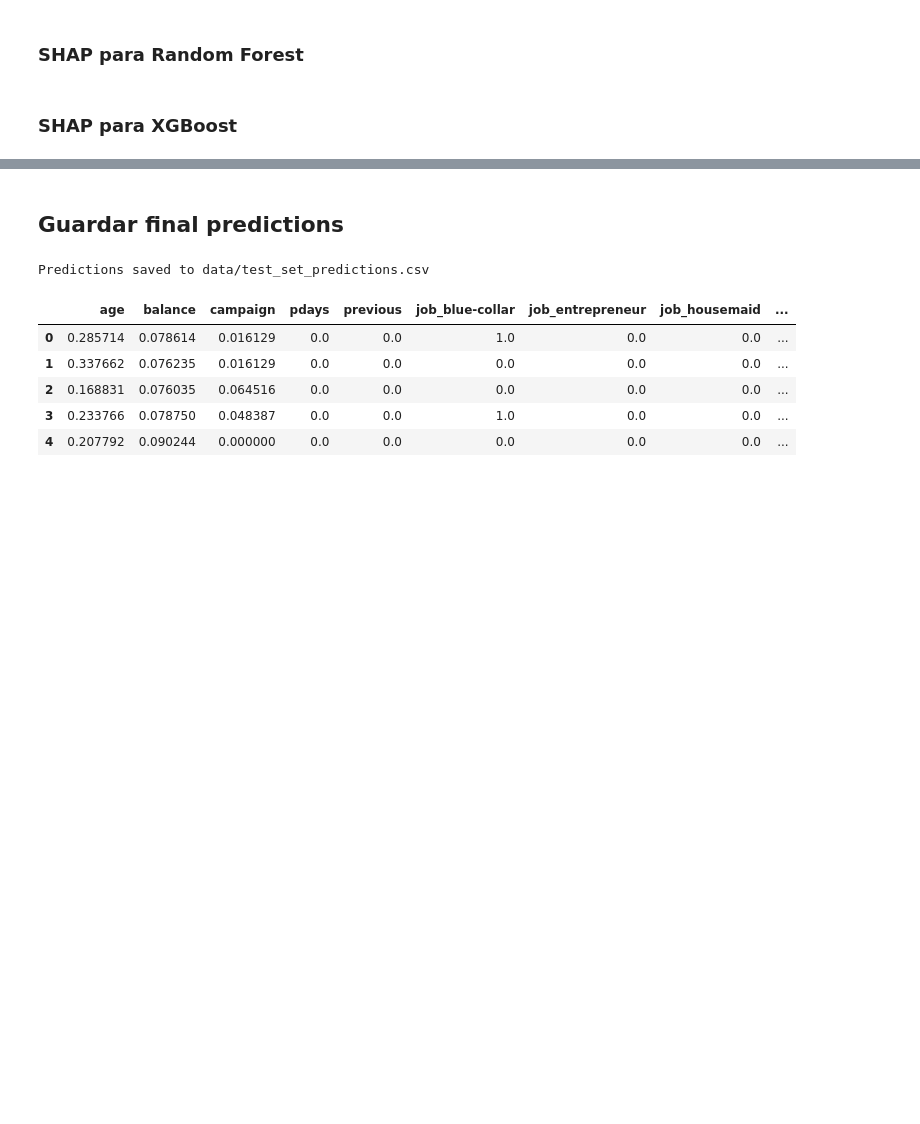
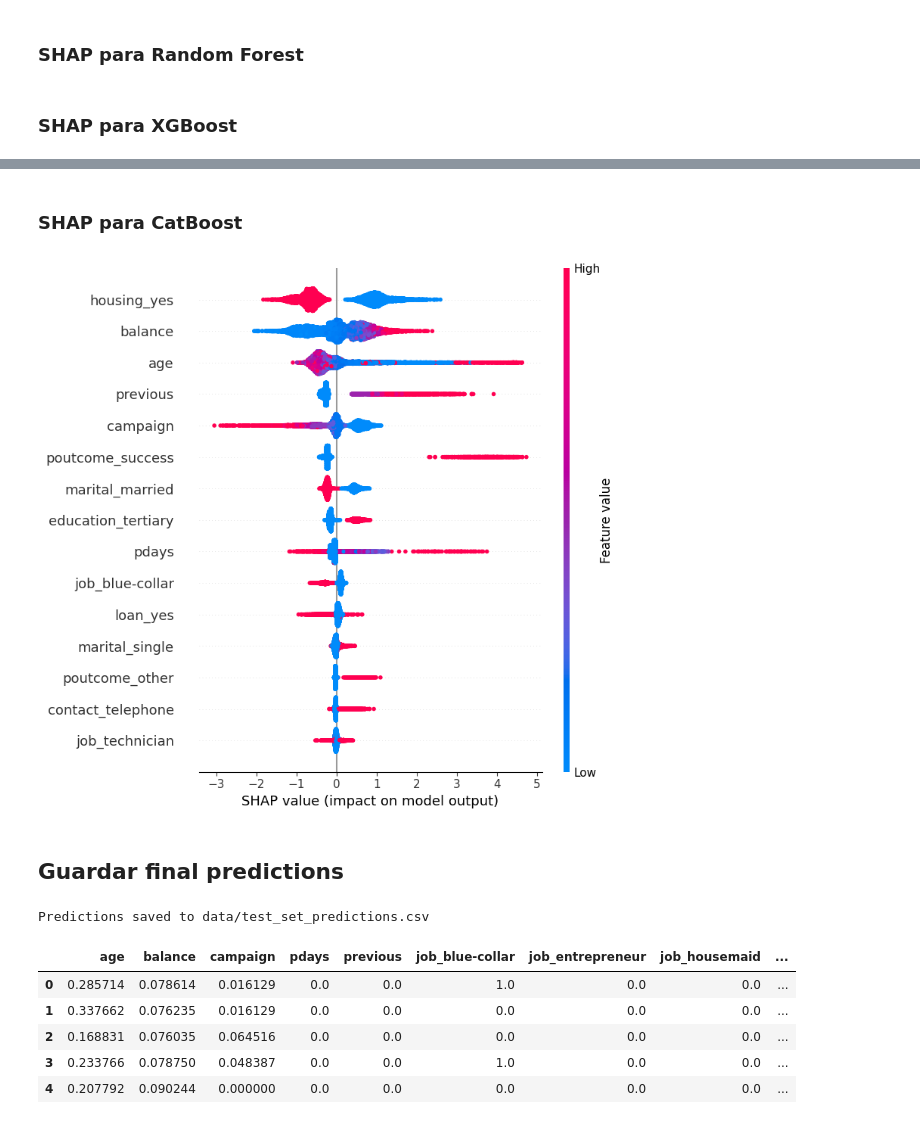
Before and after one commit to MiguelGaspar01/hackaton-NTT, a Jupyter notebook: Evaluation.ipynb, the cells around one changed output, grey strips where cells are left out. Cells and saved outputs as stored; diff of their text form; code cells hidden in the pictures; blank space fills up the shorter version.

```diff
--- a/Evaluation.ipynb
+++ b/Evaluation.ipynb
@@ -296,3 +384,12 @@ shap.summary_plot(shap_values_xgb, X_test, max_display=15)
+# %% [markdown]
+### SHAP para CatBoost
+# %%
+explainer_cat = shap.TreeExplainer(cat_boost)
+shap_values_cat = explainer_cat.shap_values(X_test)
+
+shap.summary_plot(shap_values_cat, X_test, max_display=15)
+# %% [output]
+[figure, added]
 # %% [markdown]
 ## Guardar final predictions
 # %%
```
Also changed, not shown: parts of 11 cells of this notebook, 3 other files.
